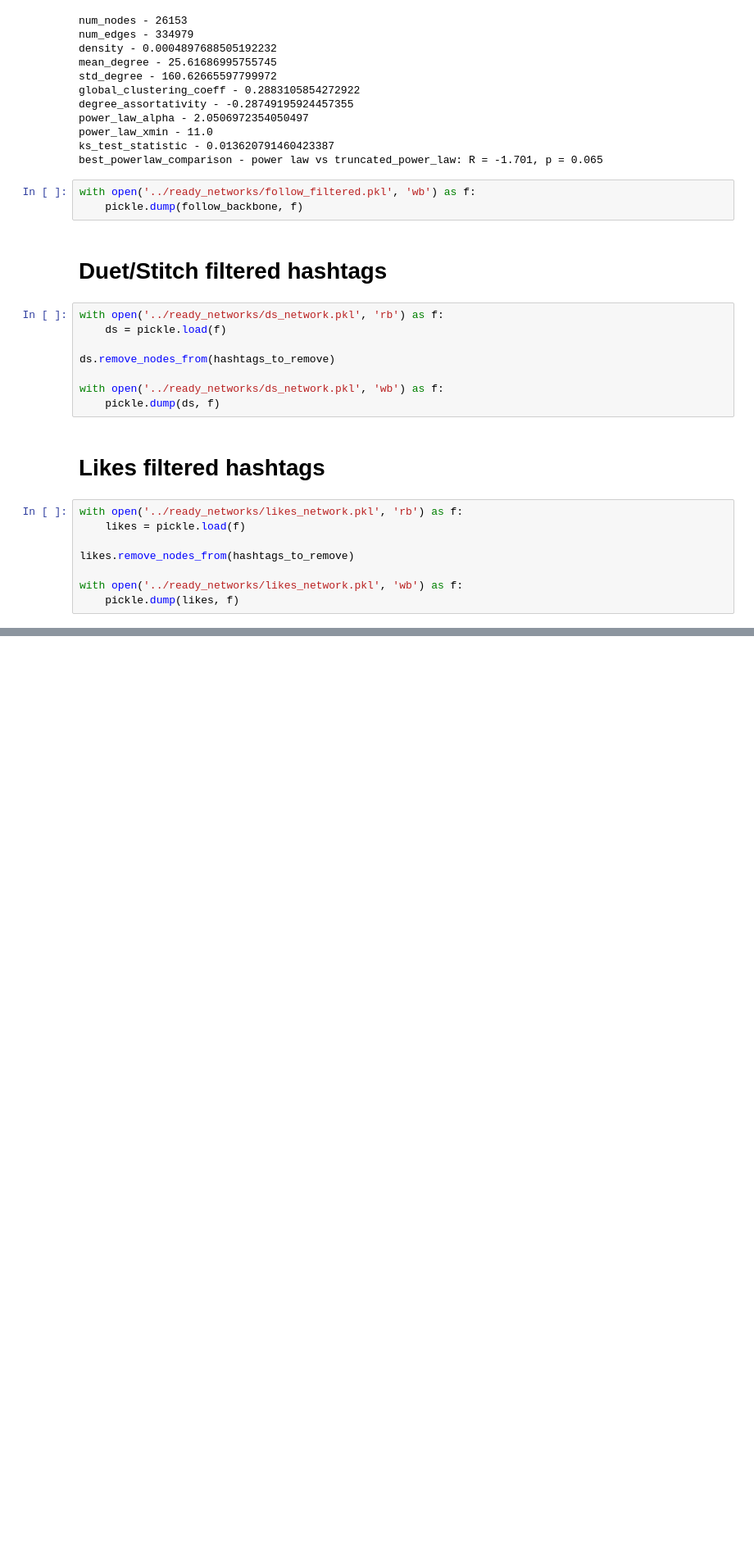
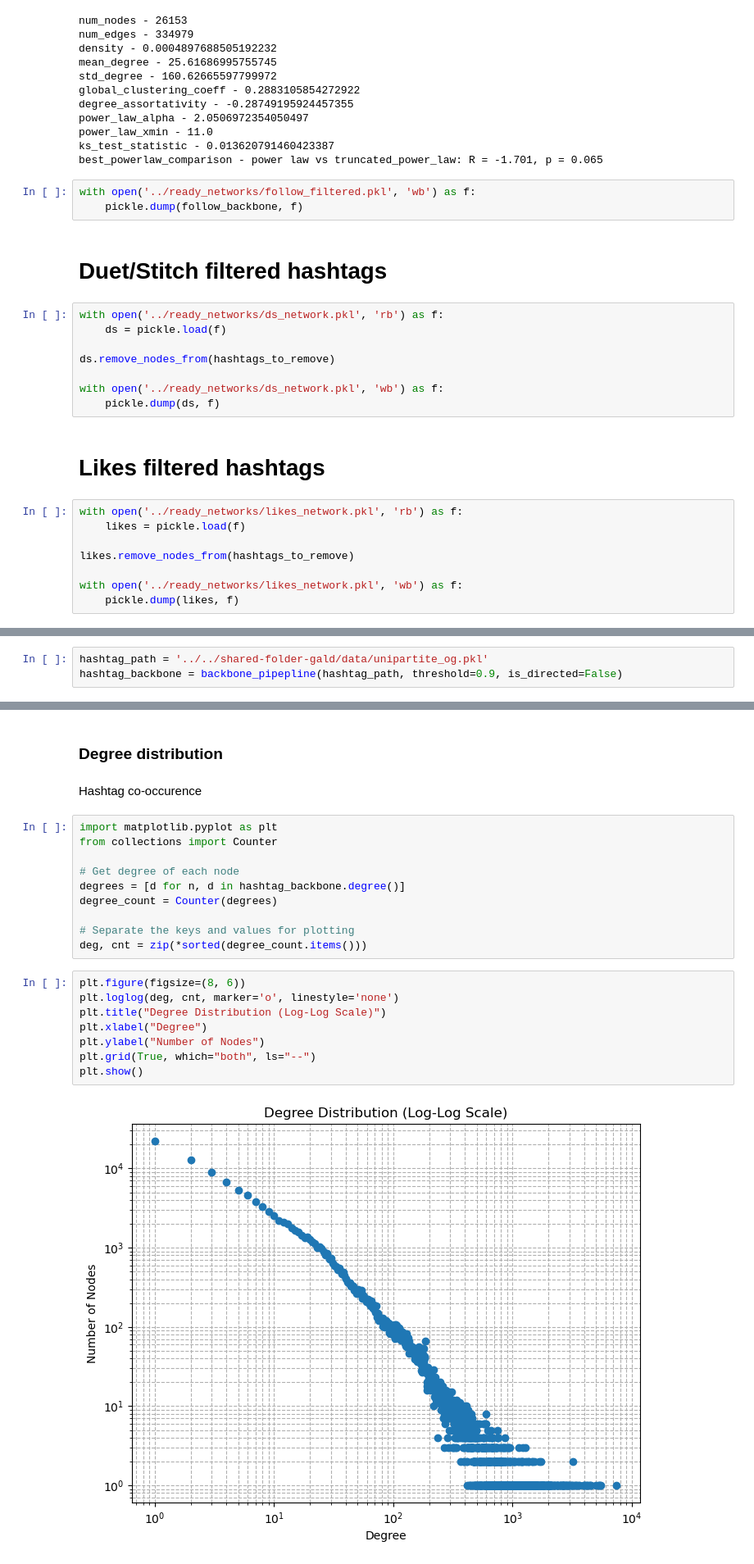
Before and after one commit to jbij/Bachelor, a Jupyter notebook: filtering/disparity.ipynb, the cells around one changed output, grey strips where cells are left out. Shown at 82% size. Saved outputs shown, nothing was run; the diff lists cells and outputs as text; blank space fills up the shorter version.

```diff
--- a/filtering/disparity.ipynb
+++ b/filtering/disparity.ipynb
@@ -253,0 +260,3 @@ with open('../ready_networks/likes_network.pkl', 'wb') as f:
+# %%
+hashtag_path = '../../shared-folder-gald/data/unipartite_og.pkl'
+hashtag_backbone = backbone_pipepline(hashtag_path, threshold=0.9, is_directed=False)
@@ -253,0 +326,24 @@ with open('../ready_networks/likes_network.pkl', 'wb') as f:
+# %% [markdown]
+### Degree distribution
+# %% [markdown]
+Hashtag co-occurence
+# %%
+import matplotlib.pyplot as plt
+from collections import Counter
+
+# Get degree of each node
+degrees = [d for n, d in hashtag_backbone.degree()]
+degree_count = Counter(degrees)
+
+# Separate the keys and values for plotting
+deg, cnt = zip(*sorted(degree_count.items()))
+# %%
+plt.figure(figsize=(8, 6))
+plt.loglog(deg, cnt, marker='o', linestyle='none')
+plt.title("Degree Distribution (Log-Log Scale)")
+plt.xlabel("Degree")
+plt.ylabel("Number of Nodes")
+plt.grid(True, which="both", ls="--")
+plt.show()
+# %% [output]
+[figure, added]
```
Also changed, not shown: parts of 11 cells of this notebook, 4 other files.
